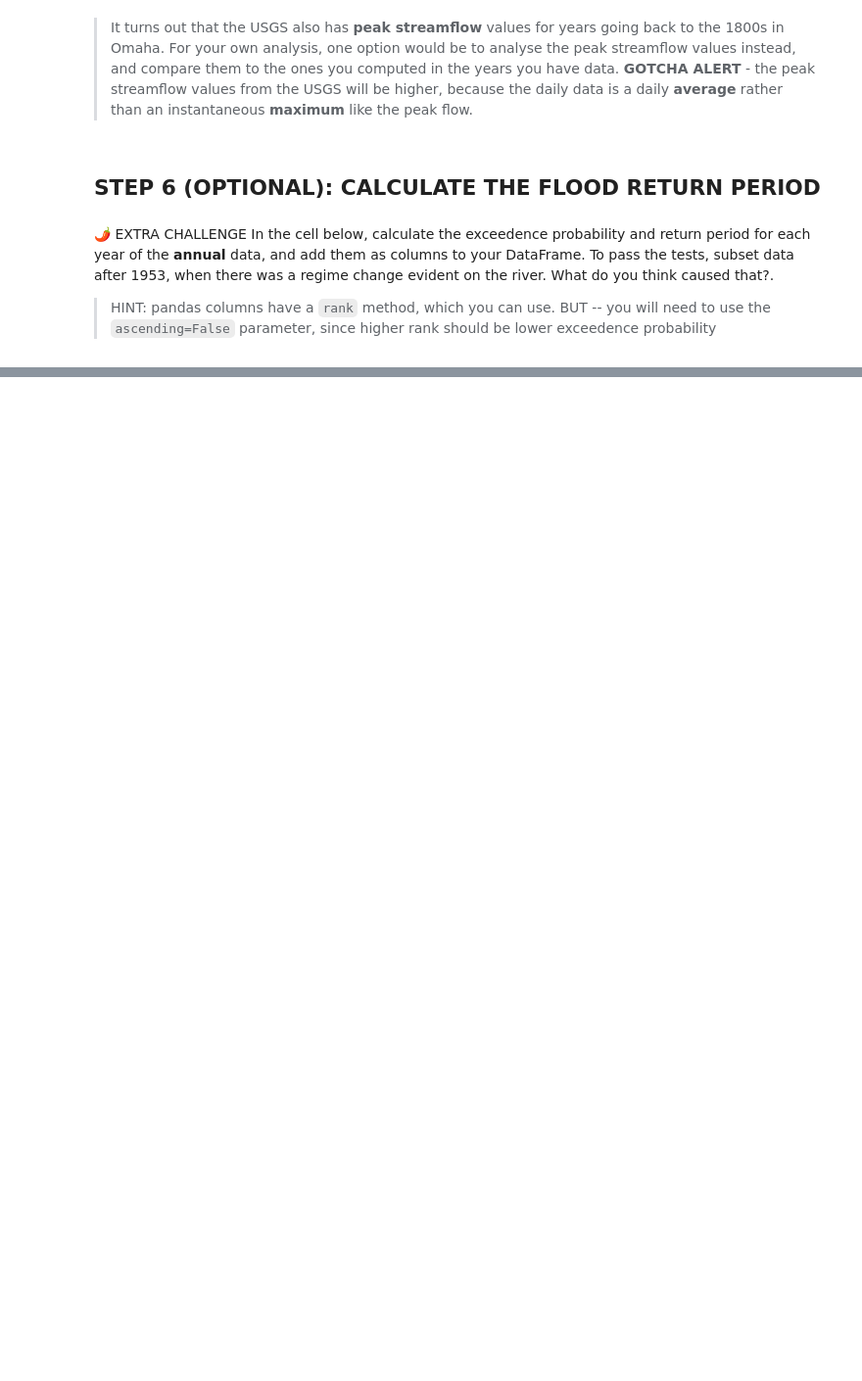
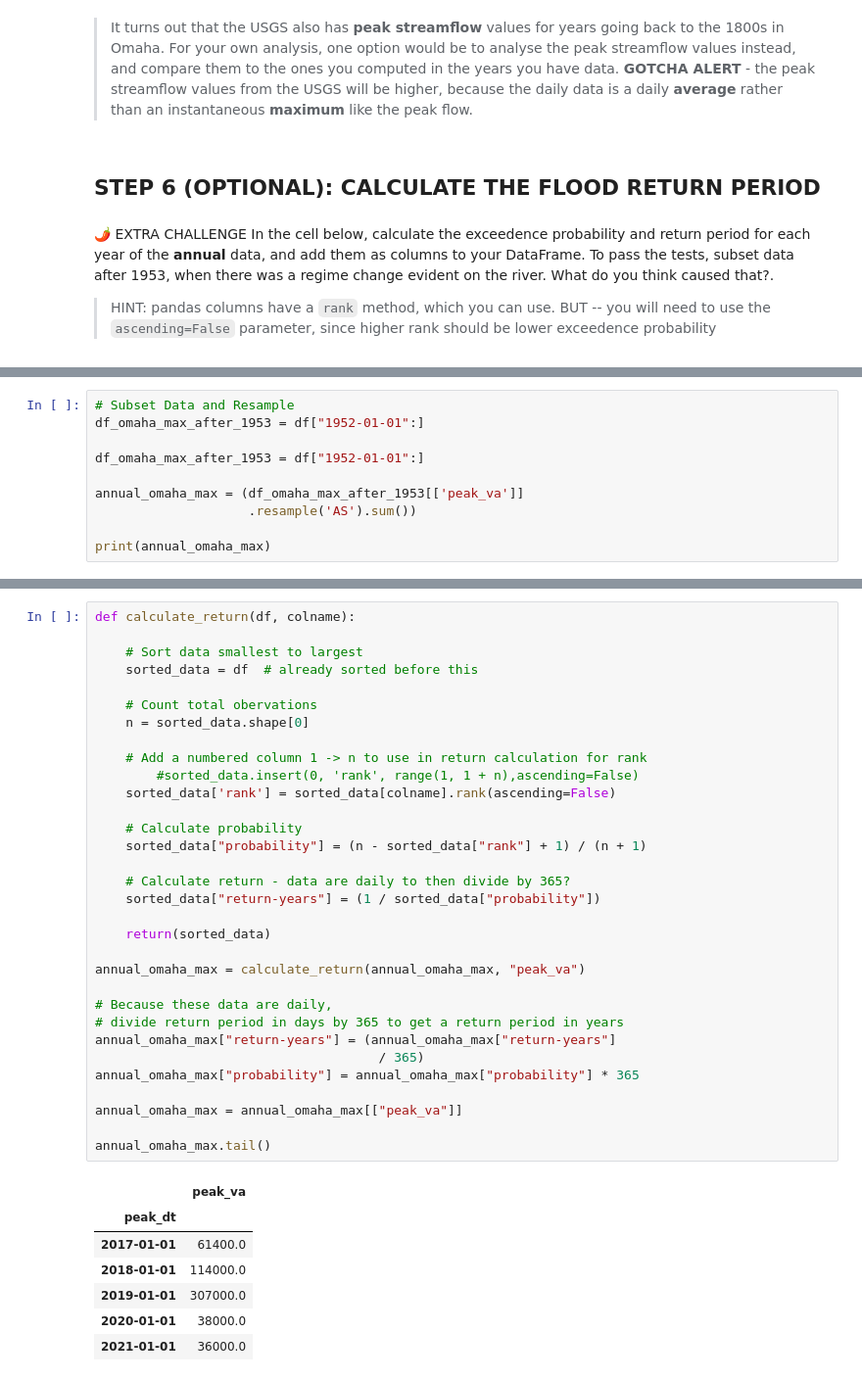
Before and after one commit to earthlab-education/fundamentals-02-climate-template, a Jupyter notebook: 01-time-series.ipynb, the cells around one changed output, grey strips where cells are left out. Shown at 98% size. Saved outputs shown, nothing was run; the diff lists cells and outputs as text; blank space fills up the shorter version.

```diff
--- a/01-time-series.ipynb
+++ b/01-time-series.ipynb
@@ -567,0 +974,10 @@ raise NotImplementedError()
+# %%
+# Subset Data and Resample
+df_omaha_max_after_1953 = df["1952-01-01":]
+
+df_omaha_max_after_1953 = df["1952-01-01":]
+
+annual_omaha_max = (df_omaha_max_after_1953[['peak_va']]
+                    .resample('AS').sum())
+
+print(annual_omaha_max)
@@ -567,0 +1000,40 @@ raise NotImplementedError()
+# %%
+def calculate_return(df, colname):
+
+    # Sort data smallest to largest
+    sorted_data = df  # already sorted before this
+
+    # Count total obervations
+    n = sorted_data.shape[0]
+
+    # Add a numbered column 1 -> n to use in return calculation for rank
+        #sorted_data.insert(0, 'rank', range(1, 1 + n),ascending=False)
+    sorted_data['rank'] = sorted_data[colname].rank(ascending=False)
+
+    # Calculate probability
+    sorted_data["probability"] = (n - sorted_data["rank"] + 1) / (n + 1)
+
+    # Calculate return - data are daily to then divide by 365?
+    sorted_data["return-years"] = (1 / sorted_data["probability"])
+
+    return(sorted_data)
+
+annual_omaha_max = calculate_return(annual_omaha_max, "peak_va")
+
+# Because these data are daily,
+# divide return period in days by 365 to get a return period in years
+annual_omaha_max["return-years"] = (annual_omaha_max["return-years"]
+                                     / 365)
+annual_omaha_max["probability"] = annual_omaha_max["probability"] * 365
+
+annual_omaha_max = annual_omaha_max[["peak_va"]]
+
+annual_omaha_max.tail()
+# %% [output]
+|  | peak_va |
+| peak_dt |  |
+| 2017-01-01 | 61400.0 |
+| 2018-01-01 | 114000.0 |
+| 2019-01-01 | 307000.0 |
+| 2020-01-01 | 38000.0 |
+| 2021-01-01 | 36000.0 |
```
Also changed, not shown: parts of 46 cells of this notebook, 1 other file.
